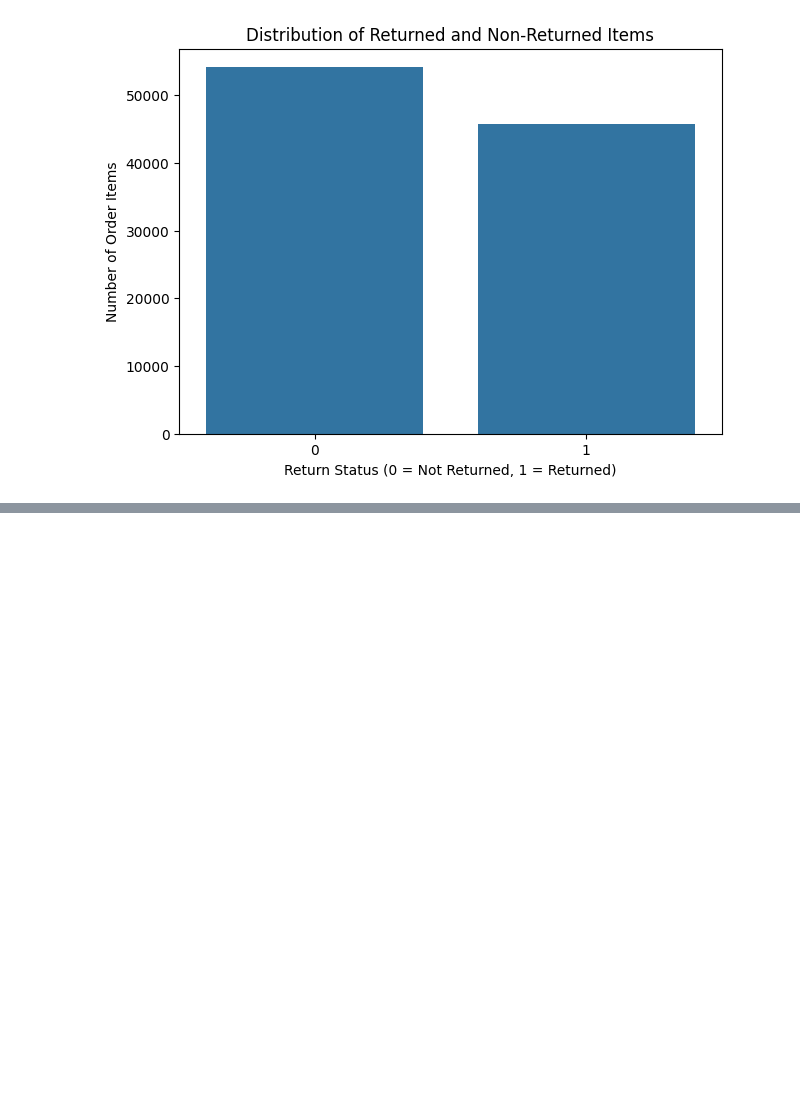
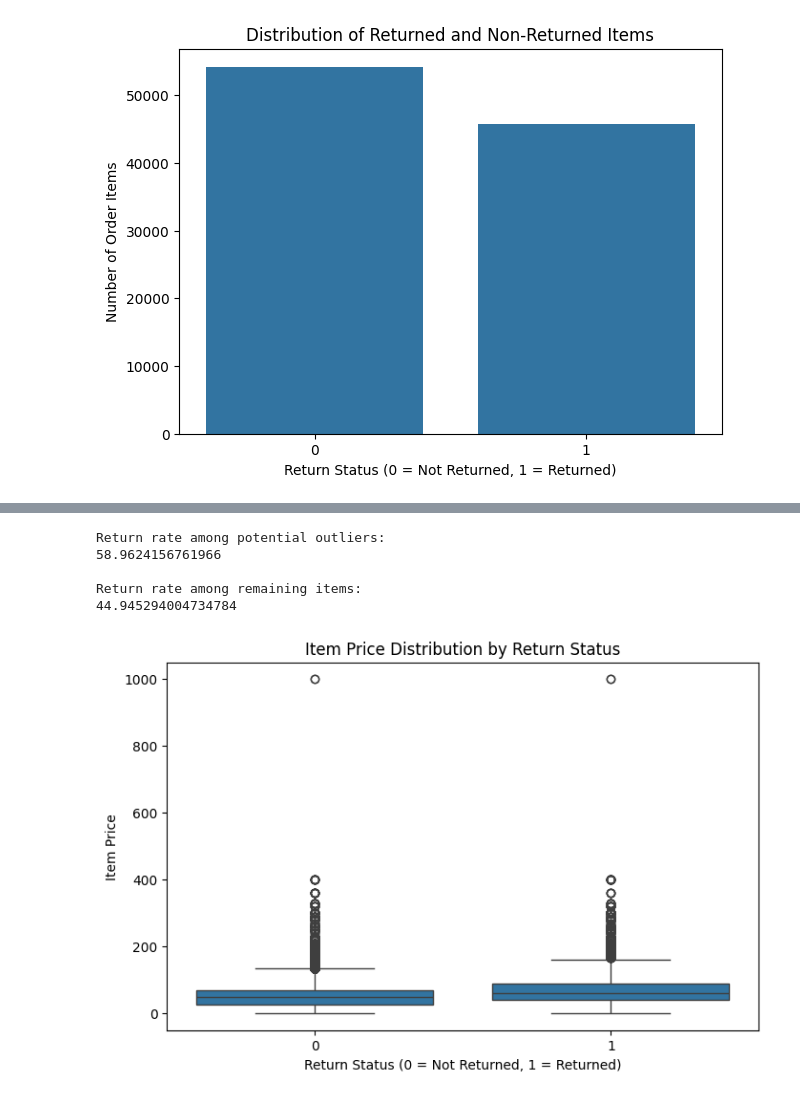
Before and after one commit to aish2106/ReturnRadar, a Jupyter notebook: notebooks/ReturnRadar_Final.ipynb, the cells around one changed output, grey strips where cells are left out. Cells and saved outputs as stored; diff of their text form; code cells hidden in the pictures; blank space fills up the shorter version.

```diff
--- a/notebooks/ReturnRadar_Final.ipynb
+++ b/notebooks/ReturnRadar_Final.ipynb
@@ -124,0 +348,29 @@ plt.show()
+# %%
+# Compare potential outliers with the remaining items
+
+outliers = df[df['item_price'] > upper_bound]
+normal_prices = df[df['item_price'] <= upper_bound]
+
+print("Return rate among potential outliers:")
+print(outliers['return'].mean() * 100)
+
+print("\nReturn rate among remaining items:")
+print(normal_prices['return'].mean() * 100)
+# %% [output]
+Return rate among potential outliers:
+58.9624156761966
+
+Return rate among remaining items:
+44.945294004734784
+# %%
+plt.figure(figsize=(8, 5))
+
+sns.boxplot(data=df, x='return', y='item_price')
+
+plt.title('Item Price Distribution by Return Status')
+plt.xlabel('Return Status (0 = Not Returned, 1 = Returned)')
+plt.ylabel('Item Price')
+
+plt.show()
+# %% [output]
+[figure, added]
```
Also changed, not shown: parts of 13 cells of this notebook.
